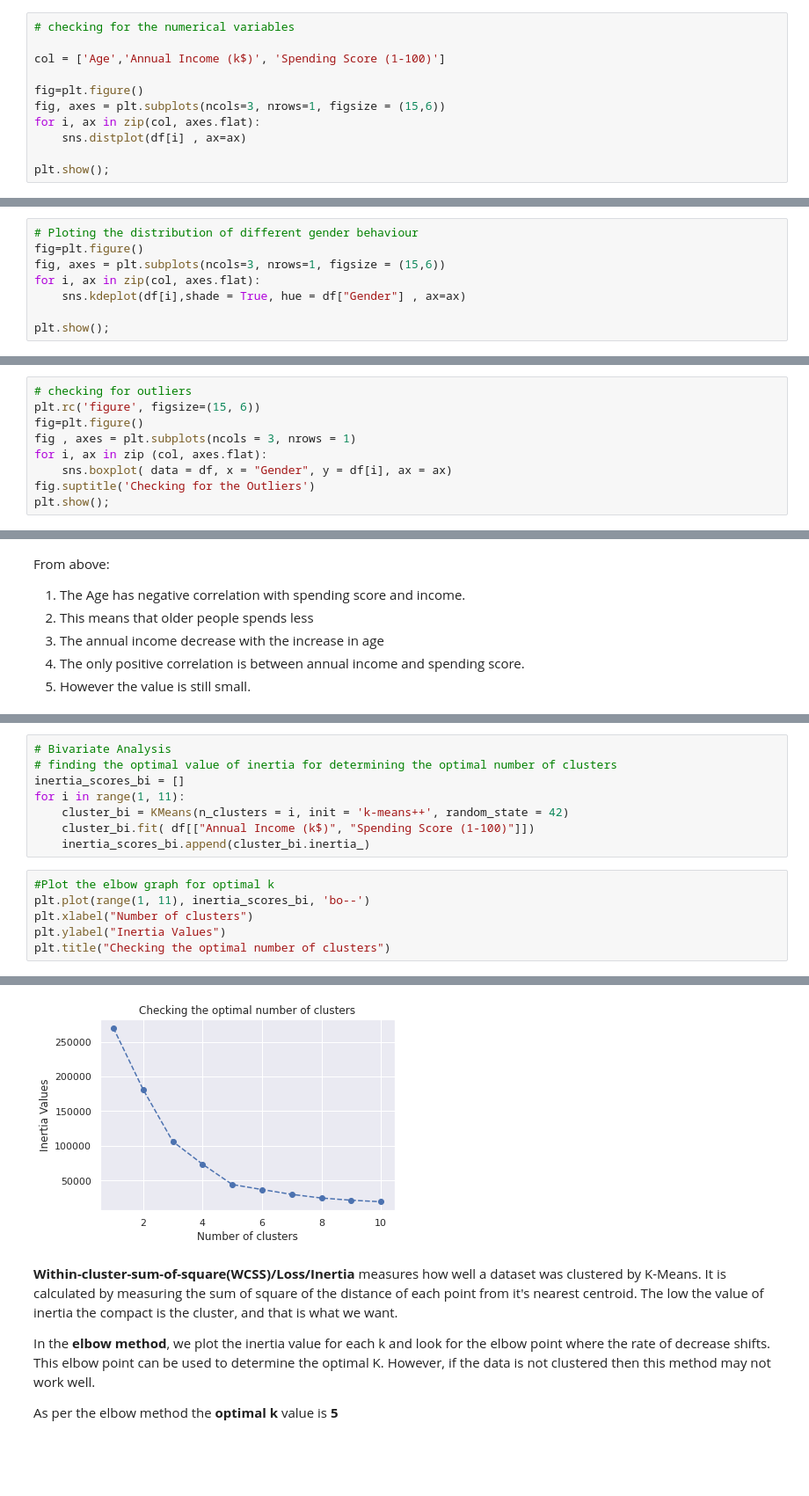
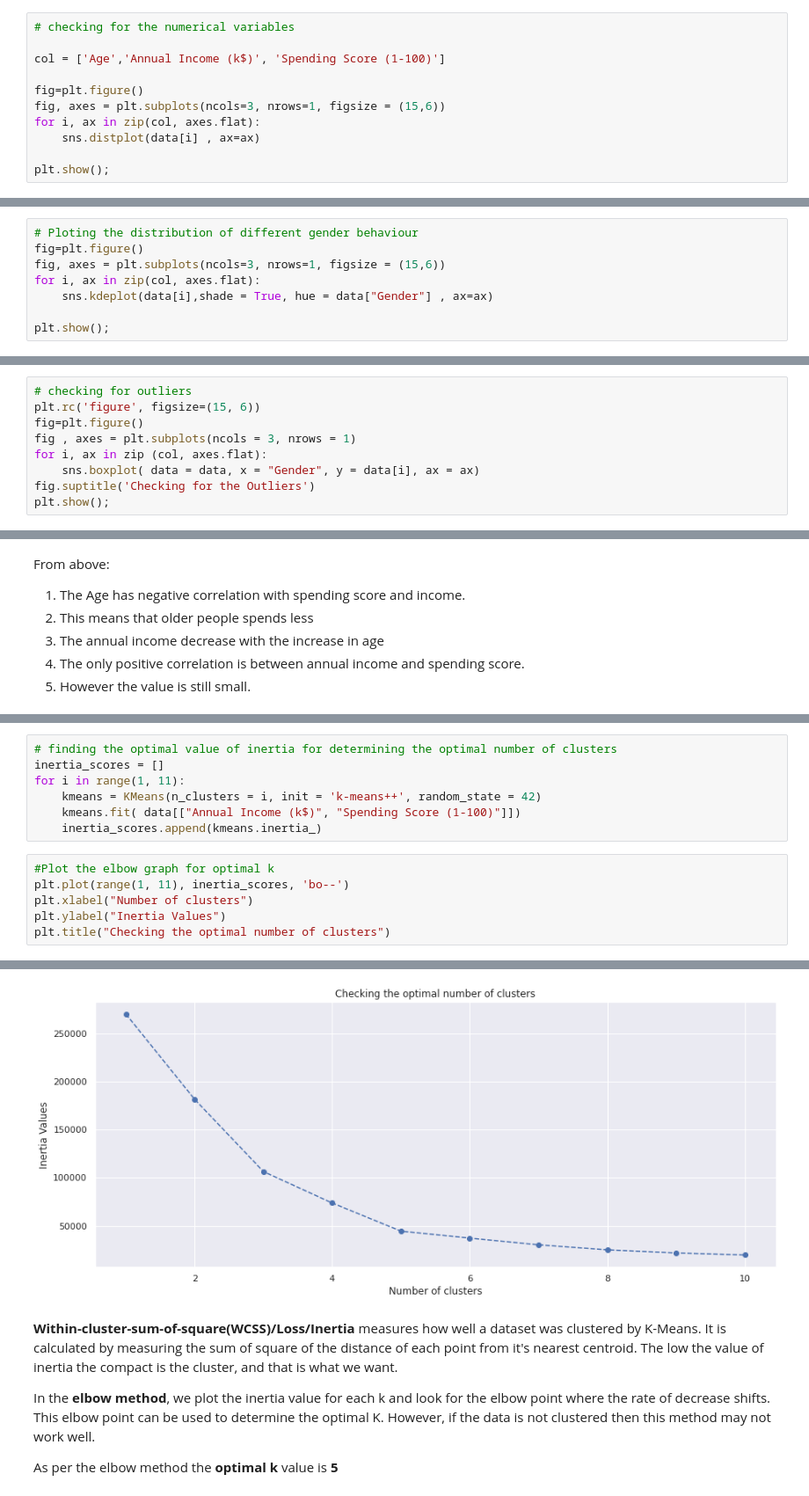
Before and after one commit to vijayc9/Mall-Customer-Segmentation, a Jupyter notebook: customer_segmentation_using_k_means.ipynb, the cells around one changed output, grey strips where cells are left out. Shown: that part at 88% size. Drawn from its saved outputs; the diff is of its cells as text; blank space fills up the shorter version.

```diff
--- a/customer_segmentation_using_k_means.ipynb
+++ b/customer_segmentation_using_k_means.ipynb
@@ -81,7 +82,7 @@ col = ['Age','Annual Income (k$)', 'Spending Score (1-100)']
 fig=plt.figure()
 fig, axes = plt.subplots(ncols=3, nrows=1, figsize = (15,6))
 for i, ax in zip(col, axes.flat):
-    sns.distplot(df[i] , ax=ax)
+    sns.distplot(data[i] , ax=ax)
 
 plt.show();
 # %% [output]
@@ -107,7 +108,7 @@ From above:
 fig=plt.figure()
 fig, axes = plt.subplots(ncols=3, nrows=1, figsize = (15,6))
 for i, ax in zip(col, axes.flat):
-    sns.kdeplot(df[i],shade = True, hue = df["Gender"] , ax=ax)
+    sns.kdeplot(data[i],shade = True, hue = data["Gender"] , ax=ax)
 
 plt.show();
 # %% [output]
@@ -124,7 +125,7 @@ plt.rc('figure', figsize=(15, 6))
 fig=plt.figure()
 fig , axes = plt.subplots(ncols = 3, nrows = 1)
 for i, ax in zip (col, axes.flat):
-    sns.boxplot( data = df, x = "Gender", y = df[i], ax = ax)
+    sns.boxplot( data = data, x = "Gender", y = data[i], ax = ax)
 fig.suptitle('Checking for the Outliers')
 plt.show();
 # %% [output]
@@ -200,20 +196,19 @@ From above:
 # %%
-# Bivariate Analysis
 # finding the optimal value of inertia for determining the optimal number of clusters
-inertia_scores_bi = []
+inertia_scores = []
 for i in range(1, 11):
-    cluster_bi = KMeans(n_clusters = i, init = 'k-means++', random_state = 42)
-    cluster_bi.fit( df[["Annual Income (k$)", "Spending Score (1-100)"]])
-    inertia_scores_bi.append(cluster_bi.inertia_)
+    kmeans = KMeans(n_clusters = i, init = 'k-means++', random_state = 42)
+    kmeans.fit( data[["Annual Income (k$)", "Spending Score (1-100)"]])
+    inertia_scores.append(kmeans.inertia_)
 # %%
 #Plot the elbow graph for optimal k
-plt.plot(range(1, 11), inertia_scores_bi, 'bo--')
+plt.plot(range(1, 11), inertia_scores, 'bo--')
 plt.xlabel("Number of clusters")
 plt.ylabel("Inertia Values")
 plt.title("Checking the optimal number of clusters")
 # %% [output]
 Text(0.5, 1.0, 'Checking the optimal number of clusters')
-[figure, old version]
+[figure, new version]
 # %% [markdown]
 **Within-cluster-sum-of-square(WCSS)/Loss/Inertia** measures how well a dataset was clustered by K-Means. It is calculated by measuring the sum of square of the distance of each point from it's nearest centroid. The low the value of inertia the compact is the cluster, and that is what we want.
 
```
Also changed, not shown: parts of 44 cells of this notebook.
